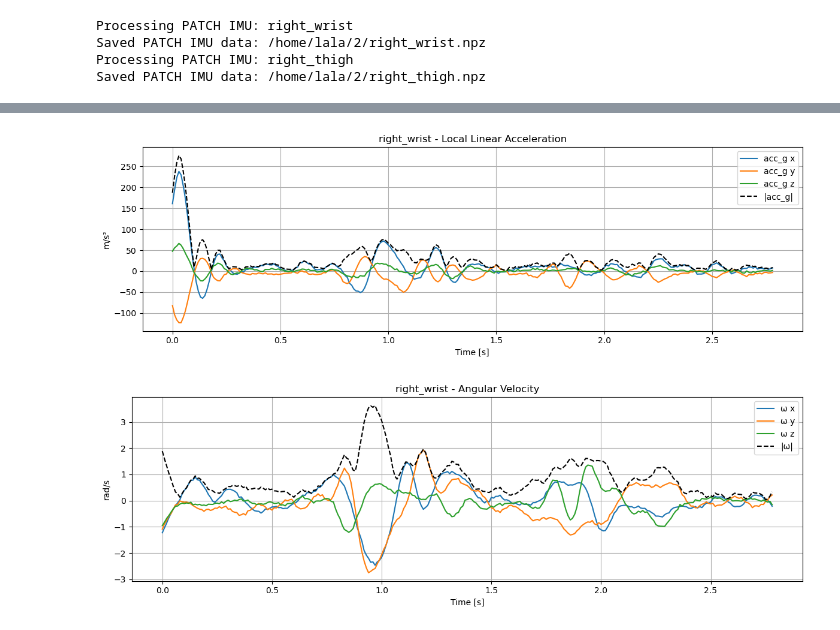
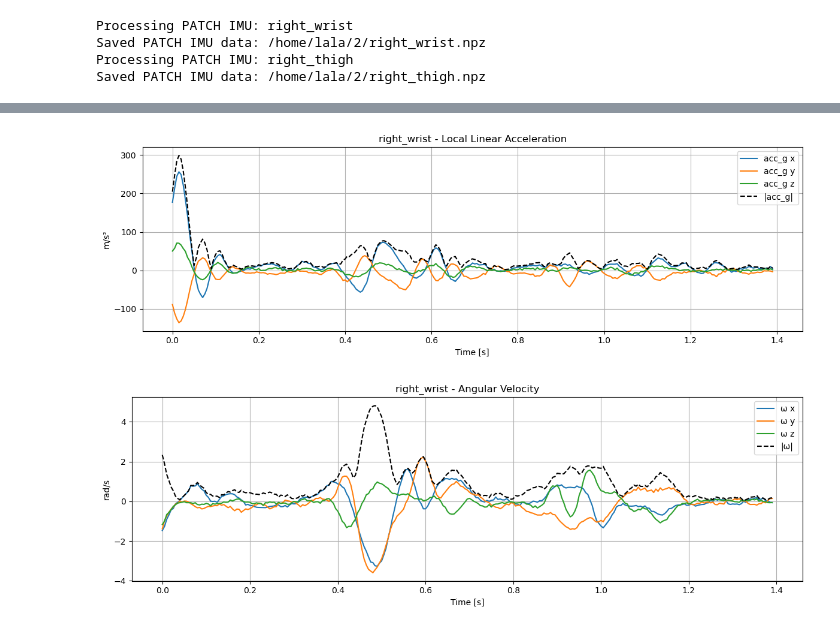
Before and after one commit to lalasray/smpl_to_joint, a Jupyter notebook: gen_IMU_WHAM.ipynb, the cells around one changed output, grey strips where cells are left out. Drawn from its saved outputs; the diff is of its cells as text; code cells hidden in the pictures.

```diff
--- a/gen_IMU_WHAM.ipynb
+++ b/gen_IMU_WHAM.ipynb
@@ -166,7 +168,7 @@ acc = data['global_acceleration']
 acc_g = data['local_accel']
 ang_vel = data['angular_velocity']
 
-fps = 100
+fps = fps_high
 
 # Time for acc
 t_acc = np.arange(len(acc)) / fps
@@ -222,32 +224,35 @@ plt.show()
 # %%
-acc_realistic = add_imu_noise(acc_g, fs=fps_high, noise_type='full')
-gyro_realistic = add_imu_noise(ang_vel, fs=fps_high, noise_type='full')
+angular_velocity_sharp = sharpen_peaks(ang_vel,power_range=(1.1, 1.5),mix=0.8)
+acc_sharp = sharpen_peaks(acc_g, power_range=(1.01, 1.05), mix=0.4)
+
+acc_realistic = add_imu_noise(acc_sharp, fs=fps_high, noise_type='full')
+gyro_realistic = add_imu_noise(angular_velocity_sharp, fs=fps_high, noise_type='full')
 
 # --- Plot local linear acceleration ---
 plt.figure(figsize=(12, 4))
 plt.title(f"{body_part} - Local Linear Acceleration")
 for i, axis in enumerate(['x', 'y', 'z']):
     plt.plot(t_acc_g, acc_realistic[:, i], label=f'acc_g {axis}')
 plt.plot(t_acc_g, np.linalg.norm(acc_realistic, axis=1), 'k--', label='|acc_g|')
 plt.xlabel('Time [s]')
 plt.ylabel('m/s²')
 plt.legend()
 plt.grid(True)
 plt.tight_layout()
 plt.show()
 
 # --- Plot angular velocity ---
 plt.figure(figsize=(12, 4))
 plt.title(f"{body_part} - Angular Velocity")
 for i, axis in enumerate(['x', 'y', 'z']):
     plt.plot(t_ang, gyro_realistic[:, i], label=f'ω {axis}')
 plt.plot(t_ang, np.linalg.norm(gyro_realistic, axis=1), 'k--', label='|ω|')
 plt.xlabel('Time [s]')
 plt.ylabel('rad/s')
 plt.legend()
 plt.grid(True)
 plt.tight_layout()
 plt.show()
 # %% [output]
-[figure, old version]
+[figure, new version]
-[figure, old version]
+[figure, new version]
```
Also changed, not shown: parts of 3 cells of this notebook, 2 other files.
